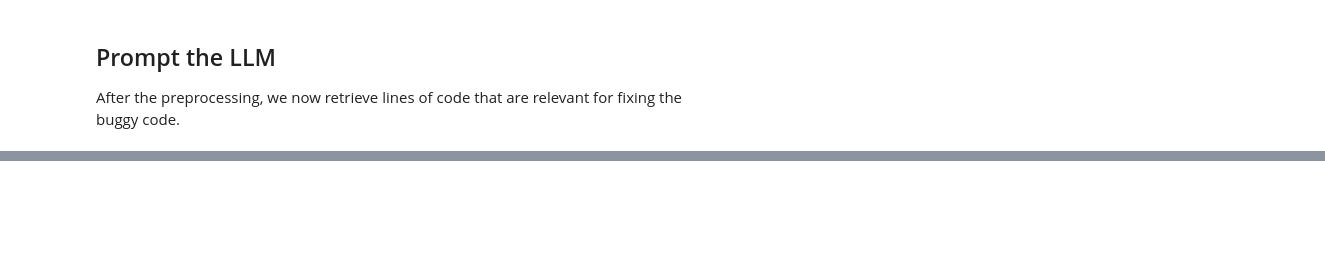
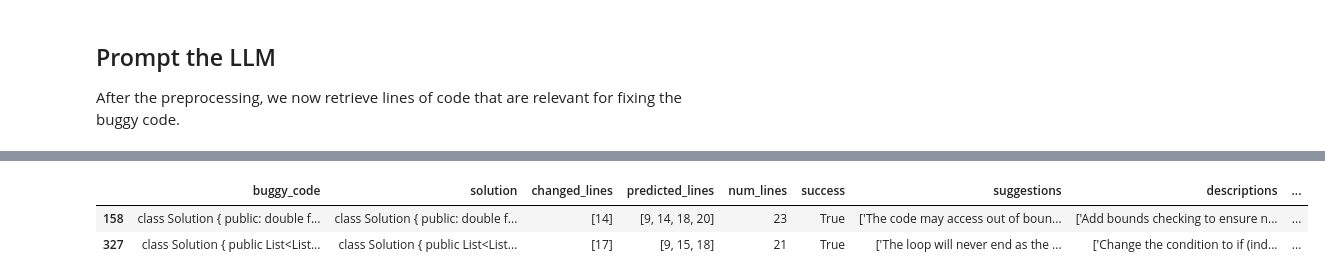
Before and after one commit to ai4se1/notebooks, a Jupyter notebook: benchmarking-prompting.ipynb, the cells around one changed output, grey strips where cells are left out. Cells and saved outputs as stored; diff of their text form; code cells hidden in the pictures; blank space fills up the shorter version.

```diff
--- a/benchmarking-prompting.ipynb
+++ b/benchmarking-prompting.ipynb
@@ -358,11 +381,15 @@ plt.show()
 # %%
 from IPython.display import display, HTML
-res_df = df.sort_values(by='f1', ascending=False).head(10)#[['buggy_code', 'solution', 'changed_lines', 'predicted_lines']]
+res_df = eval_df.sort_values(by='f1', ascending=False).head(2)#[['buggy_code', 'solution', 'changed_lines', 'predicted_lines']]
 
 def pretty_print(input_df):
     return display(HTML(input_df.to_html().replace("\\n", "<br>")))
 
 pretty_print(res_df)
+# %% [output]
+|  | buggy_code | solution | changed_lines | predicted_lines | num_lines | success | suggestions | descriptions | ... |
+| 158 | class Solution { public: double f... | class Solution { public: double f... | [14] | [9, 14, 18, 20] | 23 | True | ['The code may access out of boun... | ['Add bounds checking to ensure n... | ... |
+| 327 | class Solution { public List<List... | class Solution { public List<List... | [17] | [9, 15, 18] | 21 | True | ['The loop will never end as the ... | ['Change the condition to if (ind... | ... |
 # %%
 def aggregate_and_print(input_df):
     tn = input_df['tn'].sum()
```
Also changed, not shown: parts of 17 cells of this notebook.
